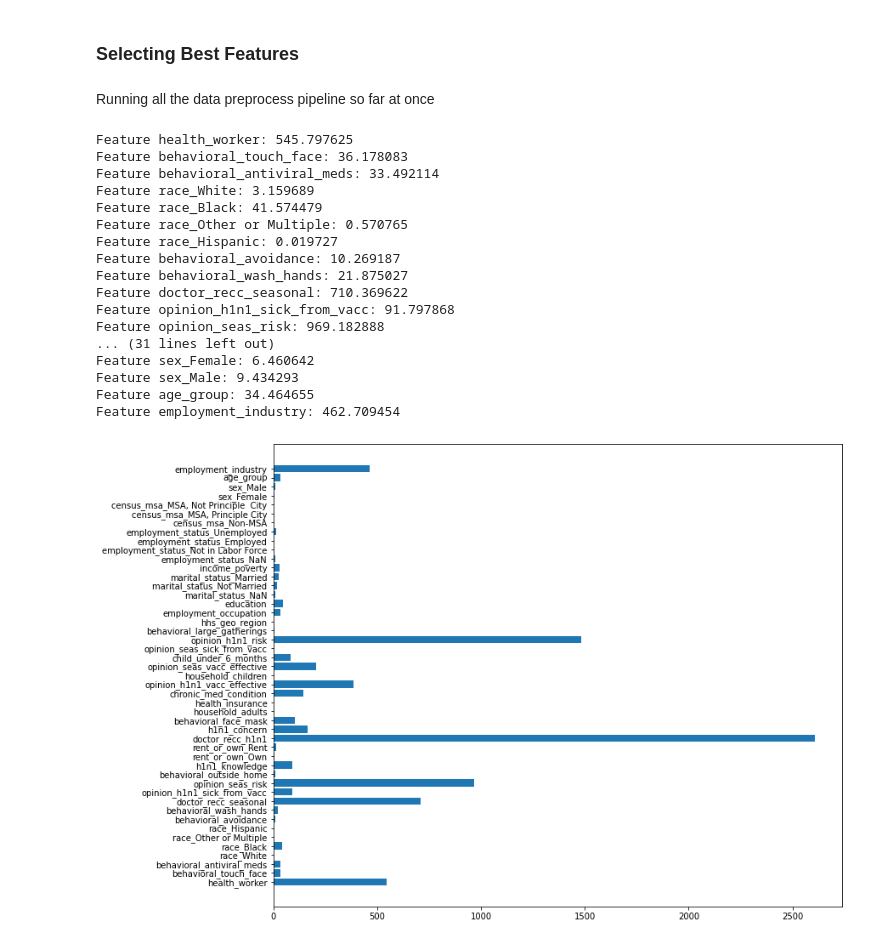
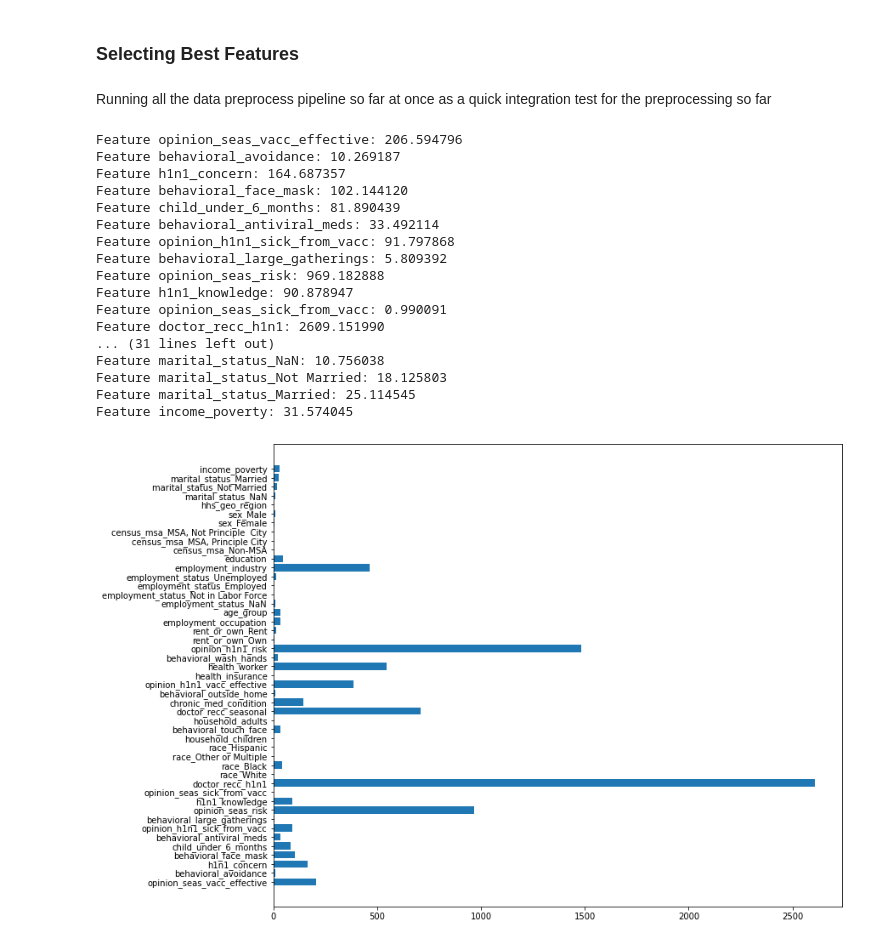
Before and after one commit to blackBagel/flu-shots, a Jupyter notebook: Flu_shot_forecast.ipynb, the cells around one changed output. Saved outputs shown, nothing was run; the diff lists cells and outputs as text; code cells hidden in the pictures.

```diff
--- a/Flu_shot_forecast.ipynb
+++ b/Flu_shot_forecast.ipynb
@@ -412,6 +396,6 @@ string_features_for_ordered_encode = {column_mapping['col'] for column_mapping i
 # %% [markdown]
 #### Checking which categories can be OneHot encoded
 # %%
-for feature in string_features_to_classify_by:
+for feature in string_features_to_preprocess:
   print(f'{feature}\'s Cardinality is {df_train[feature].nunique()}')
 # %% [output]
@@ -437,14 +421,14 @@ Looks like 5 is a decent limit of cardinality for choosing which features will b
 CARDINALITY_LIMIT = 5
 
 string_features_for_OH_encode = {
-    feature for feature in string_features_to_classify_by
+    feature for feature in string_features_to_preprocess
     if (df_train[feature].nunique() <= CARDINALITY_LIMIT) and
     (feature not in string_features_for_ordered_encode)
     }
 # %% [markdown]
 #### All non ordered or non OHed will just be encoded using a plain ordinal encoder
 # %%
-string_features_for_plain_encode = string_features_to_classify_by - \
+string_features_for_plain_encode = string_features_to_preprocess - \
                                   string_features_for_ordered_encode - \
                                   string_features_for_OH_encode
 # %% [markdown]
@@ -498,42 +467,40 @@ data_preparation_pipeline.steps.append(('plain_enc', plain_encoder))
 # %% [markdown]
 ### Selecting Best Features
 # %% [markdown]
-Running all the data preprocess pipeline so far at once
+Running all the data preprocess pipeline so far at once as a quick integration test for the preprocessing so far
 # %%
-df_train_for_clf = data_preparation_pipeline.fit_transform(df_train[FEATURES_TO_CLASSIFY_BY])
+df_train_for_preprocess = data_preparation_pipeline.fit_transform(df_train[FEATURES_TO_PREPROCESS])
 # %%
-from sklearn.feature_selection import SelectKBest, chi2, mutual_info_classif
+fs = SelectKBest(score_func=chi2, k='all')
+fs.fit(df_train_for_preprocess, labels_train['h1n1_vaccine'])
 
-fs = SelectKBest(score_func=chi2, k='all')
-fs.fit(df_train_for_clf, labels_train['h1n1_vaccine'])
-
-columns = df_train_for_clf.columns
+columns = df_train_for_preprocess.columns
 for i in range(len(fs.scores_)):
 	print('Feature %s: %f' % (columns[i], fs.scores_[i]))
 
 # plot the scores
 plt.figure(figsize=(12,10))
 plt.barh(y=[columns[i] for i in range(len(fs.scores_))], width=fs.scores_)
 plt.show()
 # %% [output]
-Feature health_worker: 545.797625
-Feature behavioral_touch_face: 36.178083
+Feature opinion_seas_vacc_effective: 206.594796
+Feature behavioral_avoidance: 10.269187
+Feature h1n1_concern: 164.687357
+Feature behavioral_face_mask: 102.144120
+Feature child_under_6_months: 81.890439
 Feature behavioral_antiviral_meds: 33.492114
-Feature race_White: 3.159689
-Feature race_Black: 41.574479
-Feature race_Other or Multiple: 0.570765
-Feature race_Hispanic: 0.019727
-Feature behavioral_avoidance: 10.269187
-Feature behavioral_wash_hands: 21.875027
-Feature doctor_recc_seasonal: 710.369622
 Feature opinion_h1n1_sick_from_vacc: 91.797868
+Feature behavioral_large_gatherings: 5.809392
 Feature opinion_seas_risk: 969.182888
+Feature h1n1_knowledge: 90.878947
+Feature opinion_seas_sick_from_vacc: 0.990091
+Feature doctor_recc_h1n1: 2609.151990
 ... (31 lines left out)
-Feature sex_Female: 6.460642
-Feature sex_Male: 9.434293
-Feature age_group: 34.464655
-Feature employment_industry: 462.709454
+Feature marital_status_NaN: 10.756038
+Feature marital_status_Not Married: 18.125803
+Feature marital_status_Married: 25.114545
+Feature income_poverty: 31.574045
-[figure, old version]
+[figure, new version]
 # %%
 # Only here to show the graph above is correct with column assigments
 fs_top_4 = SelectKBest(score_func=chi2, k=4)
```
Also changed, not shown: parts of 20 cells of this notebook.
